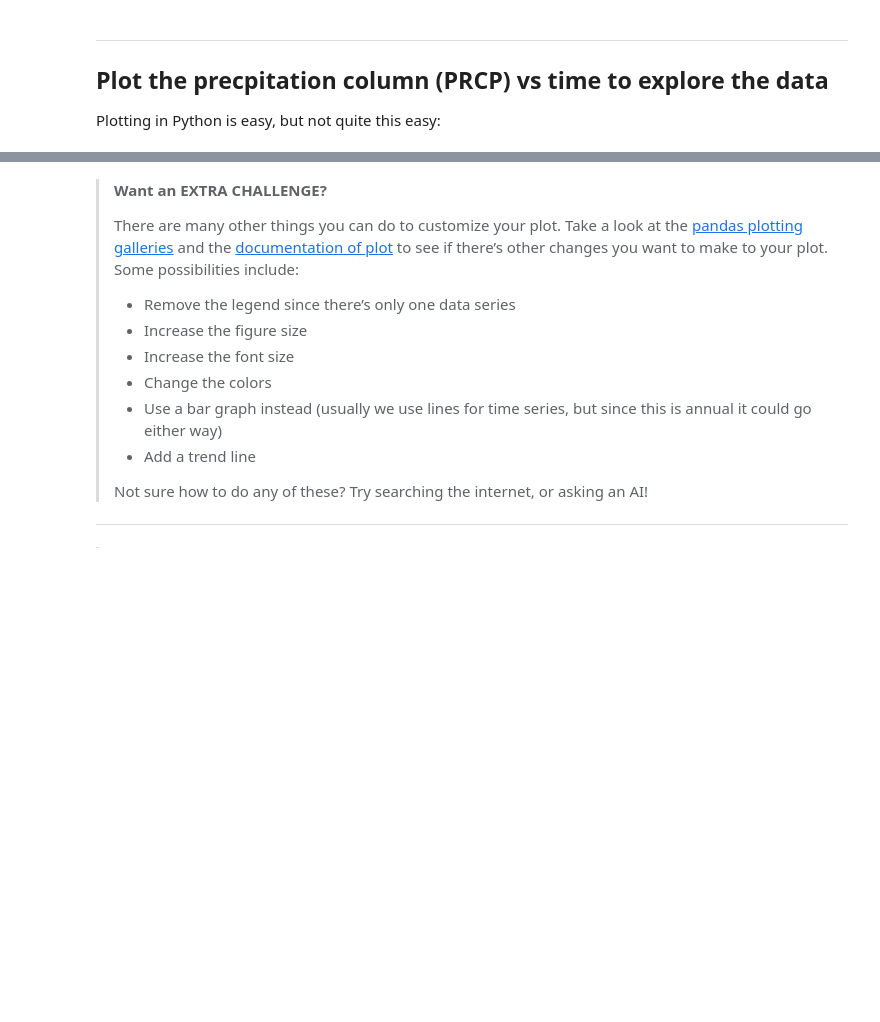
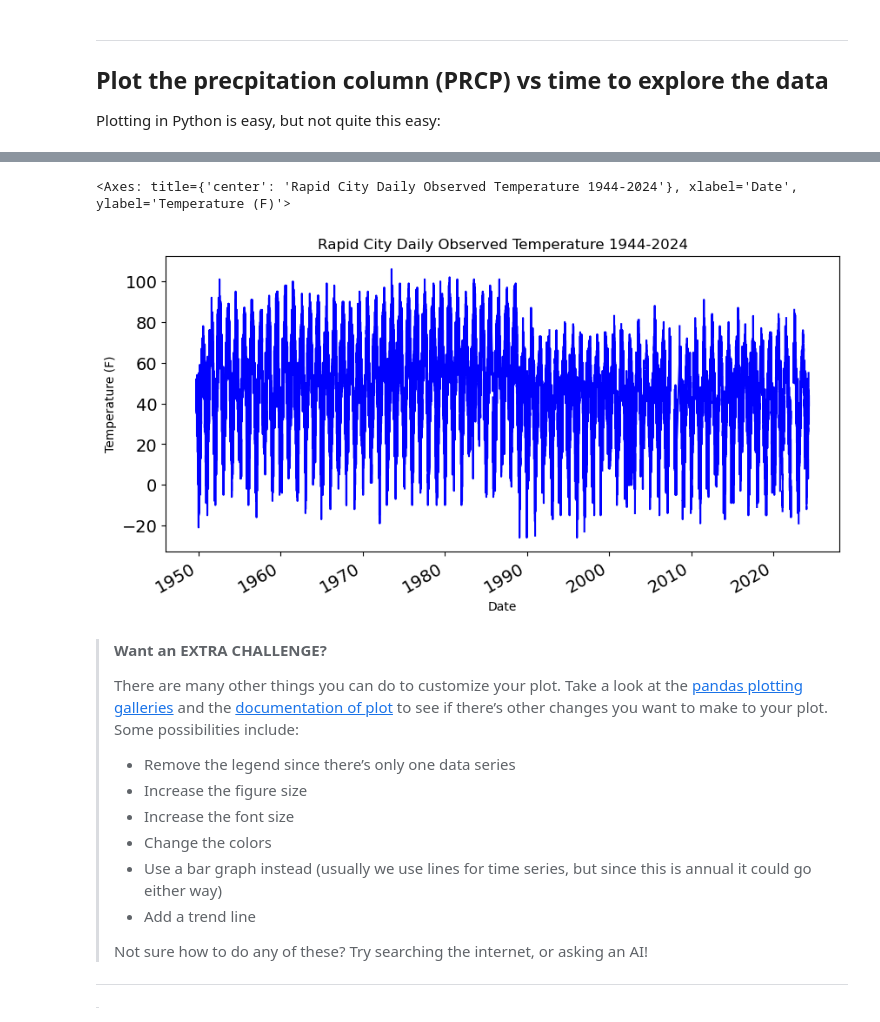
Before and after one commit to cu-esiil-edu/stars-01-get-started-rachelsadler, a Jupyter notebook: GetStartedwithOpenReproducibleScience.ipynb, the cells around one changed output, grey strips where cells are left out. Drawn from its saved outputs; the diff is of its cells as text; code cells hidden in the pictures; blank space fills up the shorter version.

```diff
--- a/GetStartedwithOpenReproducibleScience.ipynb
+++ b/GetStartedwithOpenReproducibleScience.ipynb
@@ -453,11 +456,18 @@ your plot to look.
 > > the column names in the sample code (eg `y='TOBS'`).
 # %%
 # Plot the data using .plot
-rapid_df.plot(
-    y='the_precipitation_column',
-    title='Title Goes Here',
-    xlabel='Horizontal Axis Label Goes Here',
-    ylabel='Vertical Axis Label Goes Here')
+rapidcity_df.plot(
+    y='TOBS',
+    title='Rapid City Daily Observed Temperature 1944-2024',
+    xlabel='Date',
+    ylabel='Temperature (F)',
+    legend=False,
+    color='blue',
+    figsize=(10,5),
+    fontsize=14)
+# %% [output]
+<Axes: title={'center': 'Rapid City Daily Observed Temperature 1944-2024'}, xlabel='Date', ylabel='Temperature (F)'>
+[figure, added]
 # %% [markdown]
 > **<i class="fa fa-solid fa-pepper-hot fa-large" aria-label="pepper-hot"></i>
 > Want an EXTRA CHALLENGE?**
```
Also changed, not shown: parts of 22 cells of this notebook.
